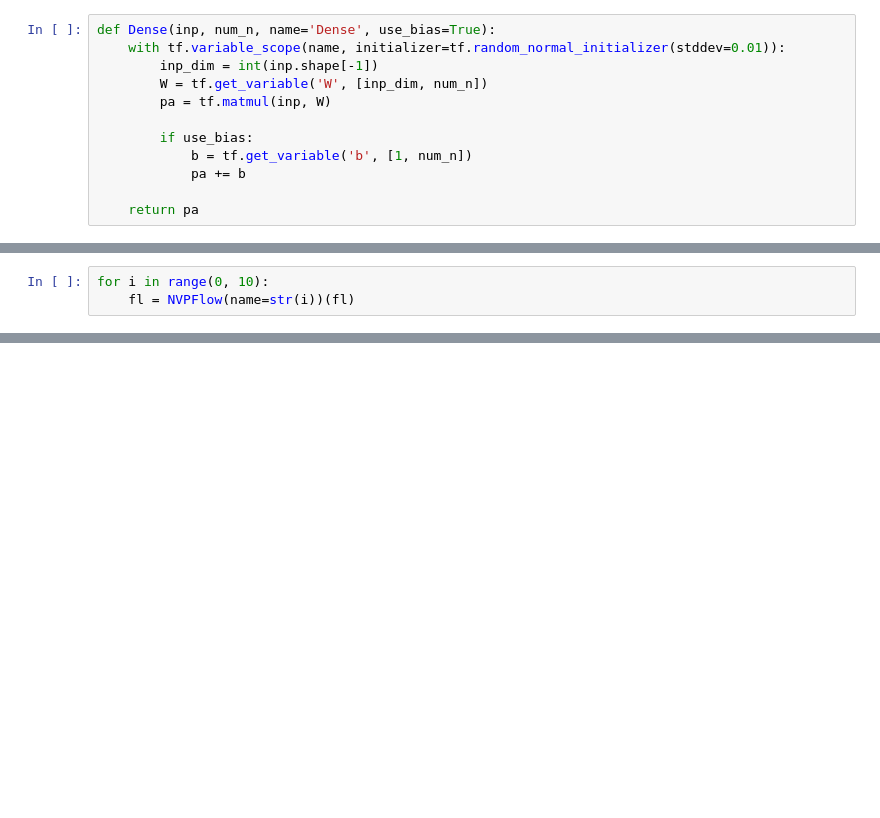
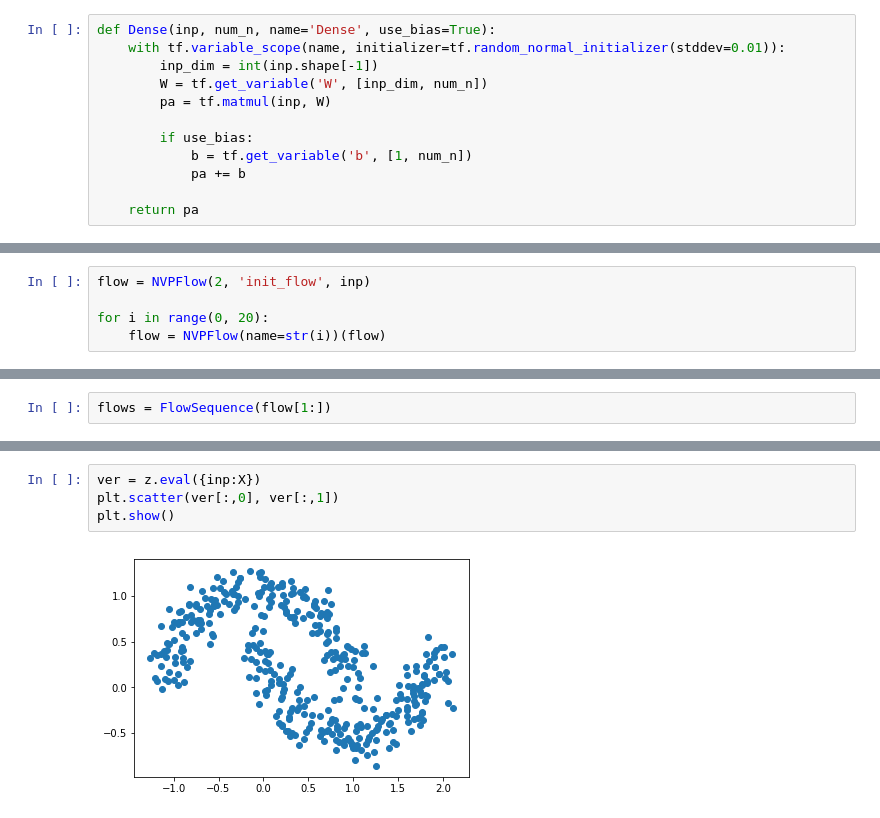
Before and after one commit to npetrenko/real_nvp, a Jupyter notebook: NVP.ipynb, the cells around one changed output, grey strips where cells are left out. Cells and saved outputs as stored; diff of their text form; blank space fills up the shorter version.

```diff
--- a/NVP.ipynb
+++ b/NVP.ipynb
@@ -140,3 +148,5 @@ fl = init
 # %%
-for i in range(0, 10):
-    fl = NVPFlow(name=str(i))(fl)
+flow = NVPFlow(2, 'init_flow', inp)
+
+for i in range(0, 20):
+    flow = NVPFlow(name=str(i))(flow)
@@ -150,0 +153,2 @@ fl.logj
+# %%
+flows = FlowSequence(flow[1:])
@@ -150,0 +186,6 @@ fl.logj
+# %%
+ver = z.eval({inp:X})
+plt.scatter(ver[:,0], ver[:,1])
+plt.show()
+# %% [output]
+[figure, added]
```
Also changed, not shown: parts of 23 cells of this notebook.
